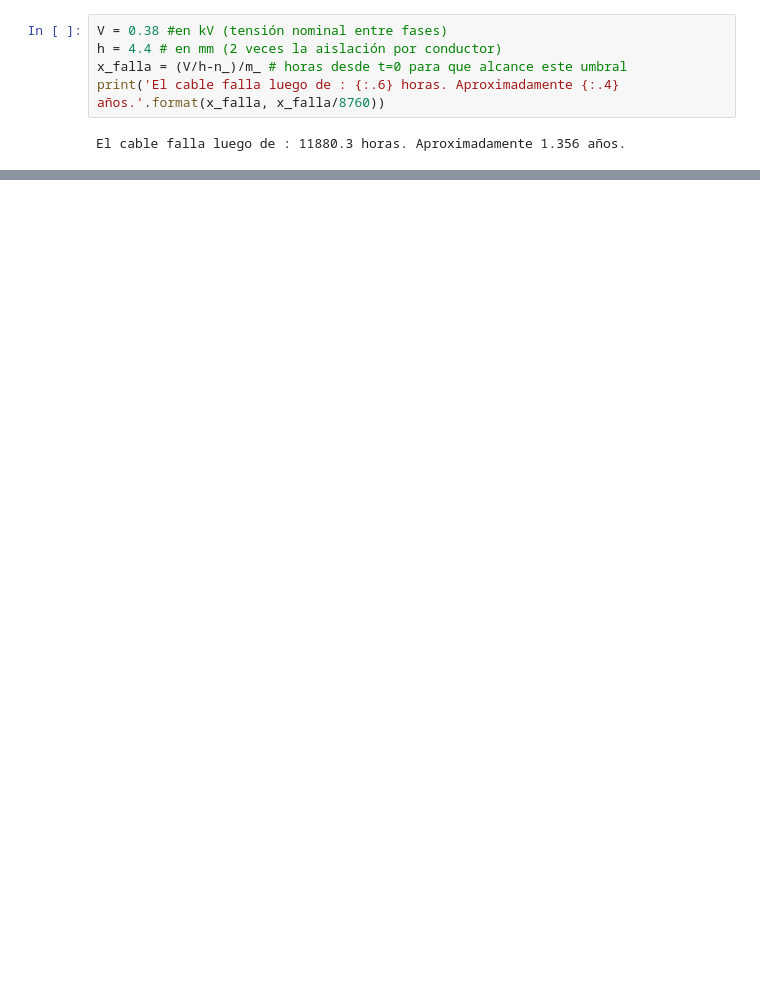
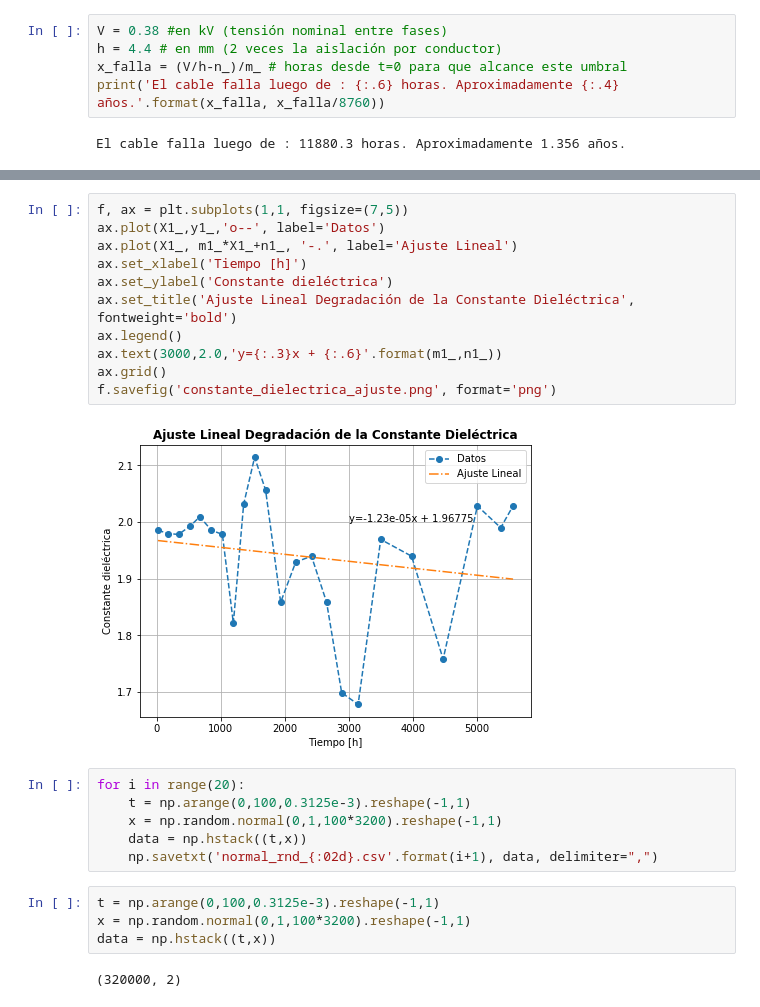
Before and after one commit to matamorosjose95/SE_microgrid, a Jupyter notebook: Untitled.ipynb, the cells around one changed output, grey strips where cells are left out. Saved outputs shown, nothing was run; the diff lists cells and outputs as text; blank space fills up the shorter version.

```diff
--- a/Untitled.ipynb
+++ b/Untitled.ipynb
@@ -82,0 +103,25 @@ plt.ylim(0,1e5)
+# %%
+f, ax = plt.subplots(1,1, figsize=(7,5))
+ax.plot(X1_,y1_,'o--', label='Datos')
+ax.plot(X1_, m1_*X1_+n1_, '-.', label='Ajuste Lineal')
+ax.set_xlabel('Tiempo [h]')
+ax.set_ylabel('Constante dieléctrica')
+ax.set_title('Ajuste Lineal Degradación de la Constante Dieléctrica', fontweight='bold')
+ax.legend()
+ax.text(3000,2.0,'y={:.3}x + {:.6}'.format(m1_,n1_))
+ax.grid()
+f.savefig('constante_dielectrica_ajuste.png', format='png')
+# %% [output]
+[figure, added]
+# %%
+for i in range(20):
+    t = np.arange(0,100,0.3125e-3).reshape(-1,1)
+    x = np.random.normal(0,1,100*3200).reshape(-1,1)
+    data = np.hstack((t,x))
+    np.savetxt('normal_rnd_{:02d}.csv'.format(i+1), data, delimiter=",")
+# %%
+t = np.arange(0,100,0.3125e-3).reshape(-1,1)
+x = np.random.normal(0,1,100*3200).reshape(-1,1)
+data = np.hstack((t,x))
+# %% [output]
+(320000, 2)
```
Also changed, not shown: parts of 9 cells of this notebook, 28 other files.
